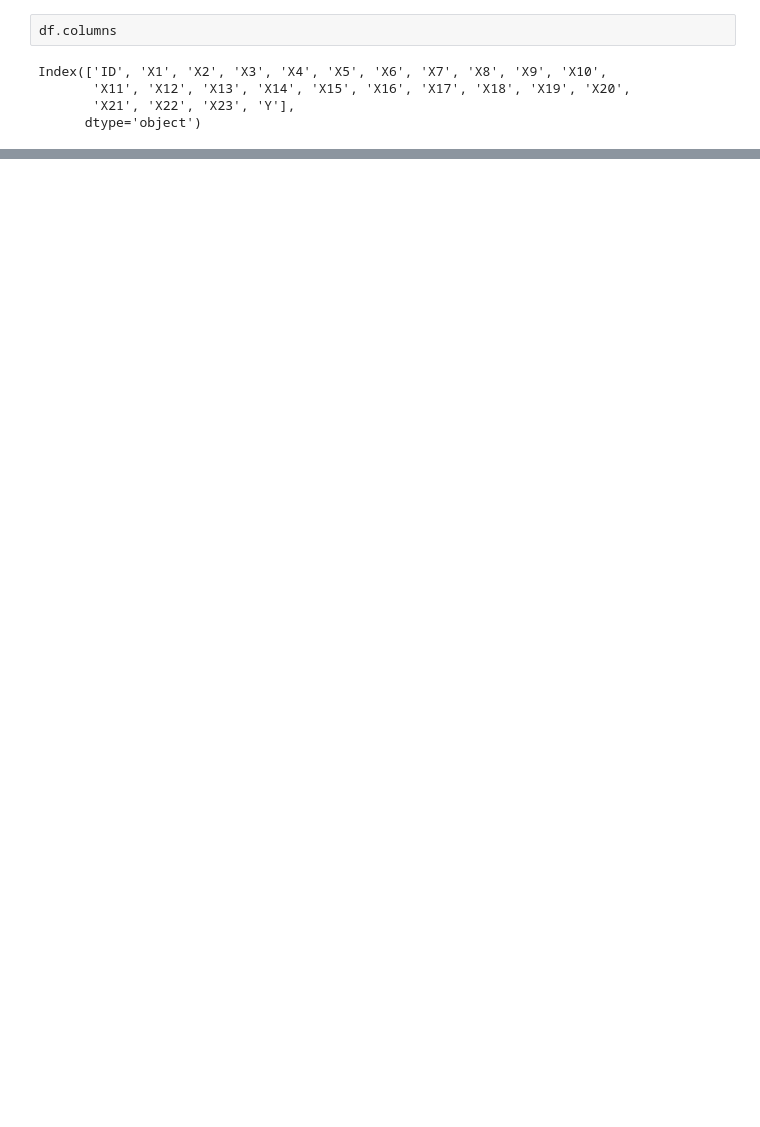
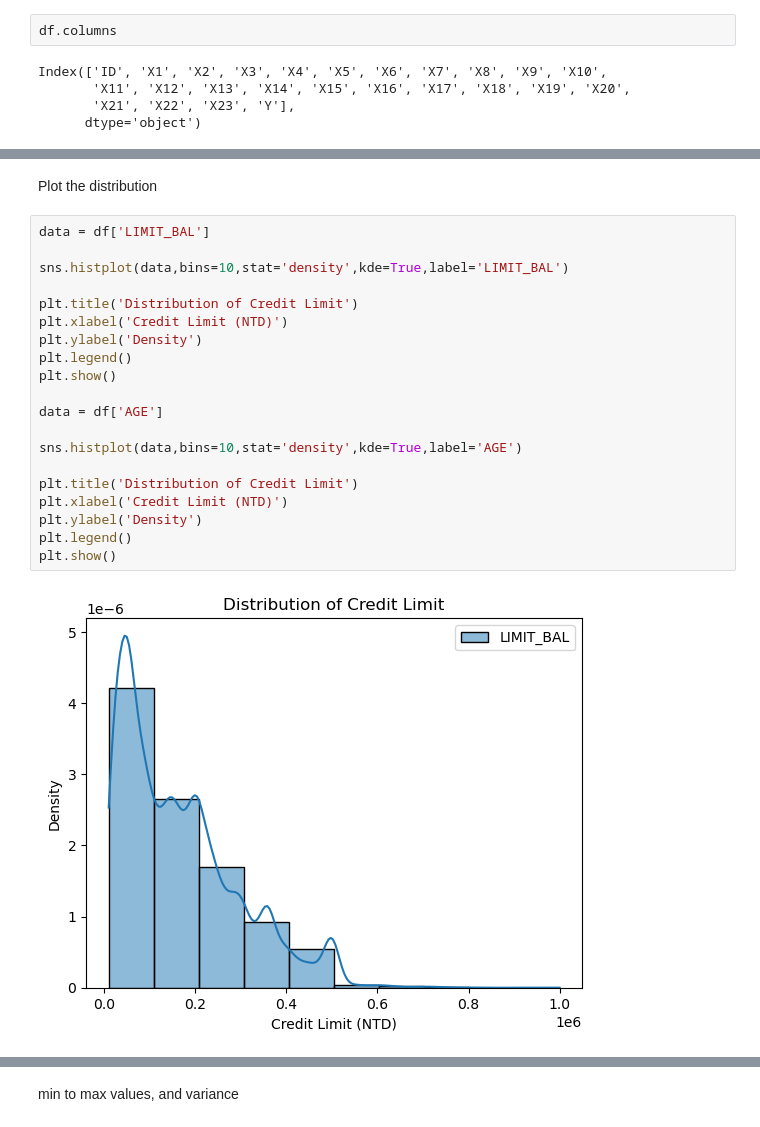
Before and after one commit to Erdenetuya610/Statistical-Tech-2026, a Jupyter notebook: Statistical Tech.ipynb, the cells around one changed output, grey strips where cells are left out. Cells and saved outputs as stored; diff of their text form; blank space fills up the shorter version.

```diff
--- a/Statistical Tech.ipynb
+++ b/Statistical Tech.ipynb
@@ -139,0 +200,24 @@ KeyError: 'AGE'
+# %% [markdown]
+Plot the distribution
+# %%
+data = df['LIMIT_BAL']
+
+sns.histplot(data,bins=10,stat='density',kde=True,label='LIMIT_BAL')
+
+plt.title('Distribution of Credit Limit')
+plt.xlabel('Credit Limit (NTD)')
+plt.ylabel('Density')
+plt.legend()
+plt.show()
+
+data = df['AGE']
+
+sns.histplot(data,bins=10,stat='density',kde=True,label='AGE')
+
+plt.title('Distribution of Credit Limit')
+plt.xlabel('Credit Limit (NTD)')
+plt.ylabel('Density')
+plt.legend()
+plt.show()
+# %% [output]
+[figure, added]
@@ -139,0 +225,2 @@ KeyError: 'AGE'
+# %% [markdown]
+min to max values, and variance
```
Also changed, not shown: parts of 19 cells of this notebook.
